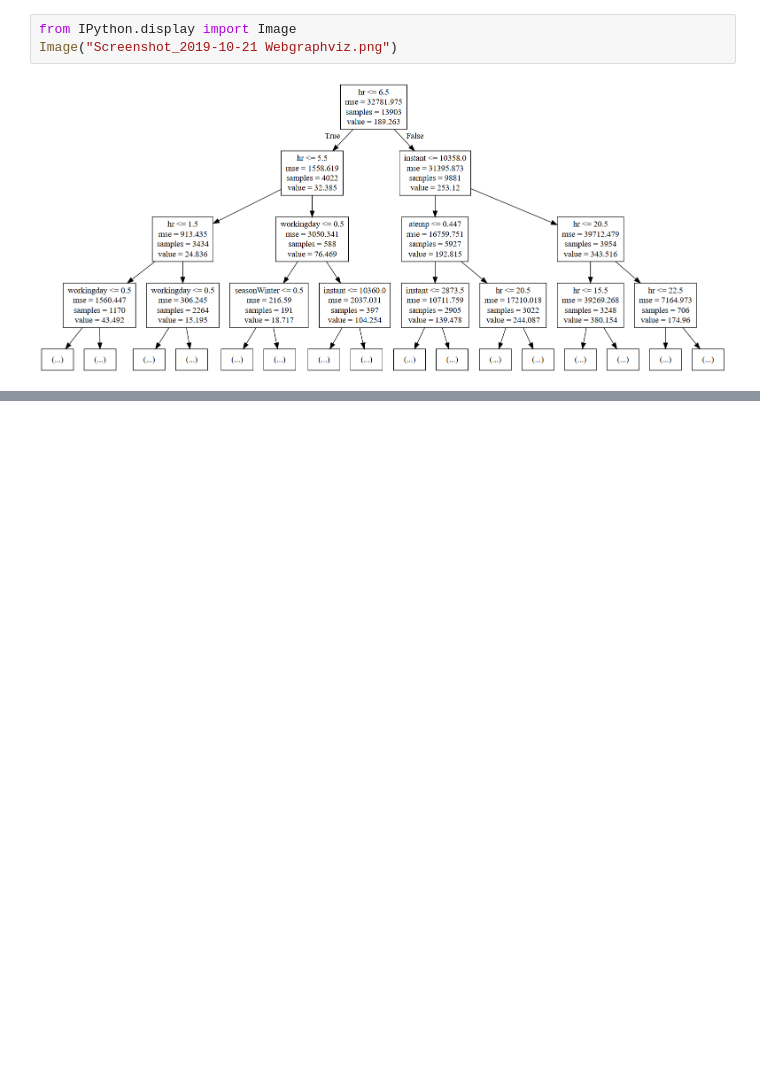
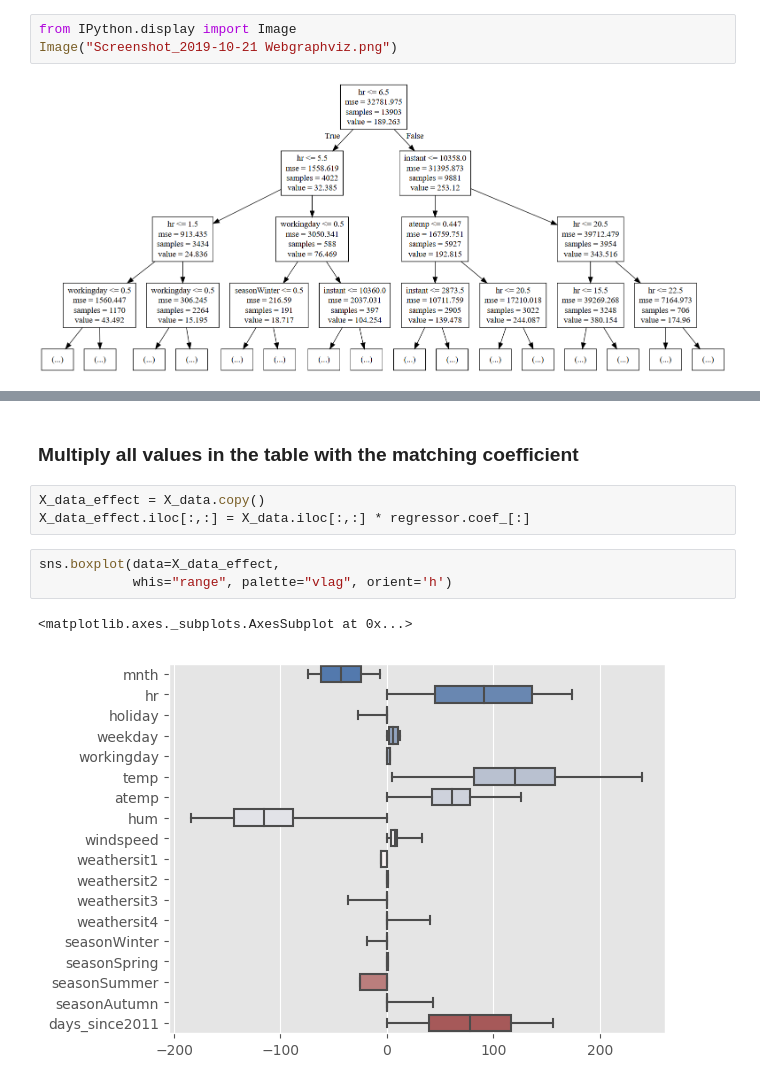
Before and after one commit to florian-huber/python_data_exploration_tutorial, a Jupyter notebook: notebooks/Dataset_example1_London_bikes.ipynb, the cells around one changed output, grey strips where cells are left out. Saved outputs shown, nothing was run; the diff lists cells and outputs as text; blank space fills up the shorter version.

```diff
--- a/notebooks/Dataset_example1_London_bikes.ipynb
+++ b/notebooks/Dataset_example1_London_bikes.ipynb
@@ -744,0 +826,11 @@ Image("Screenshot_2019-10-21 Webgraphviz.png")
+# %% [markdown]
+### Multiply all values in the table with the matching coefficient
+# %%
+X_data_effect = X_data.copy()
+X_data_effect.iloc[:,:] = X_data.iloc[:,:] * regressor.coef_[:]
+# %%
+sns.boxplot(data=X_data_effect,
+            whis="range", palette="vlag", orient='h')
+# %% [output]
+<matplotlib.axes._subplots.AxesSubplot at 0x...>
+[figure, added]
```
Also changed, not shown: parts of 25 cells of this notebook.
